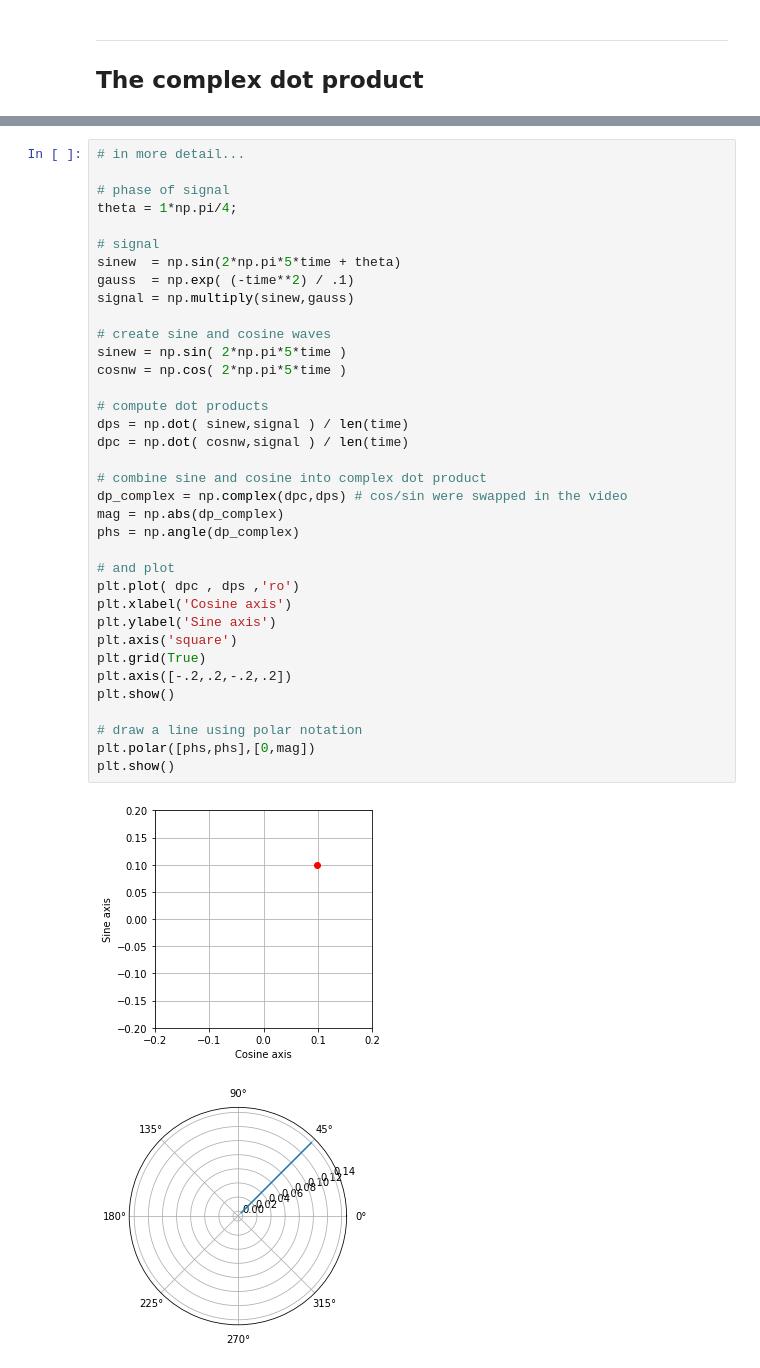
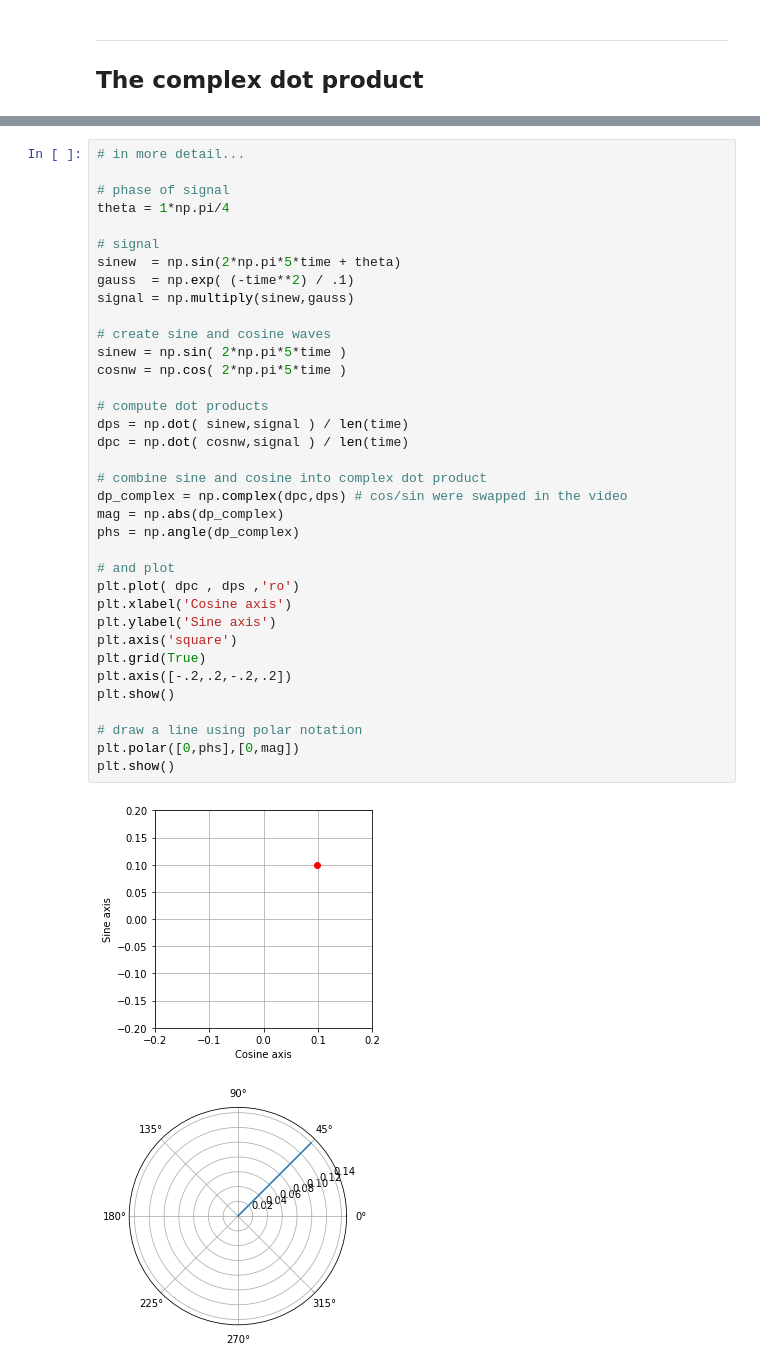
Before and after one commit to ChristianChiarulli/Signal-Analysis, a Jupyter notebook: FourierFoundations/Fourier_foundations.ipynb, the cells around one changed output, grey strips where cells are left out. Drawn from its saved outputs; the diff is of its cells as text.

```diff
--- a/FourierFoundations/Fourier_foundations.ipynb
+++ b/FourierFoundations/Fourier_foundations.ipynb
@@ -366,41 +482,41 @@ plt.show()
 # in more detail...
 
 # phase of signal
-theta = 1*np.pi/4;
+theta = 1*np.pi/4
 
 # signal
 sinew  = np.sin(2*np.pi*5*time + theta)
 gauss  = np.exp( (-time**2) / .1)
 signal = np.multiply(sinew,gauss)
 
 # create sine and cosine waves
 sinew = np.sin( 2*np.pi*5*time )
 cosnw = np.cos( 2*np.pi*5*time )
 
 # compute dot products
 dps = np.dot( sinew,signal ) / len(time)
 dpc = np.dot( cosnw,signal ) / len(time)
 
 # combine sine and cosine into complex dot product
 dp_complex = np.complex(dpc,dps) # cos/sin were swapped in the video
 mag = np.abs(dp_complex)
 phs = np.angle(dp_complex)
 
 # and plot
 plt.plot( dpc , dps ,'ro')
 plt.xlabel('Cosine axis')
 plt.ylabel('Sine axis')
 plt.axis('square')
 plt.grid(True)
 plt.axis([-.2,.2,-.2,.2])
 plt.show()
 
 # draw a line using polar notation
-plt.polar([phs,phs],[0,mag])
+plt.polar([0,phs],[0,mag])
 plt.show()
 # %% [output]
 [figure]
-[figure, old version]
+[figure, new version]
 # %%
 ## illustration of the effect of phase offsets on dot products
 
```
Also changed, not shown: parts of 20 cells of this notebook, 3 other files.
